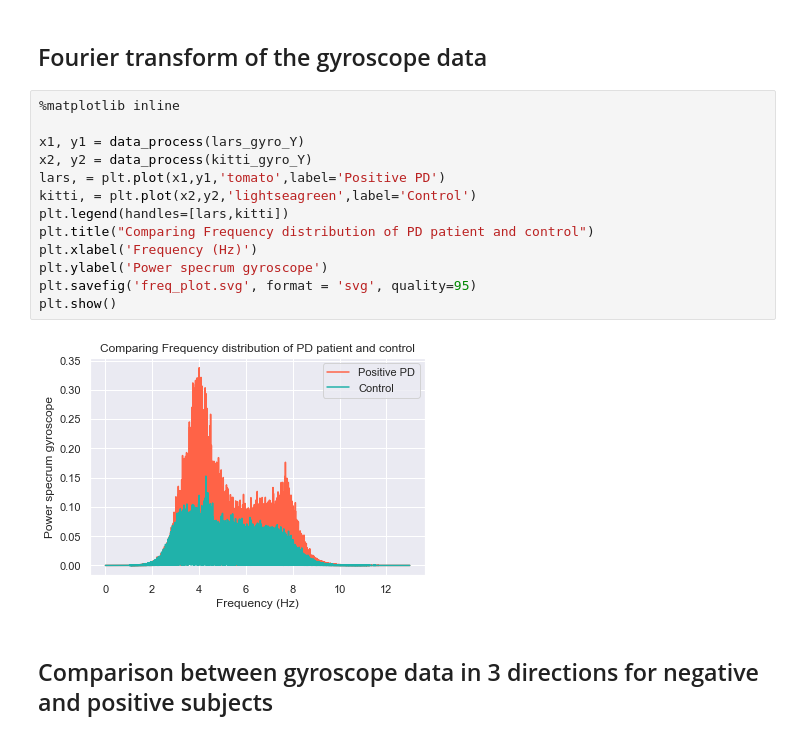
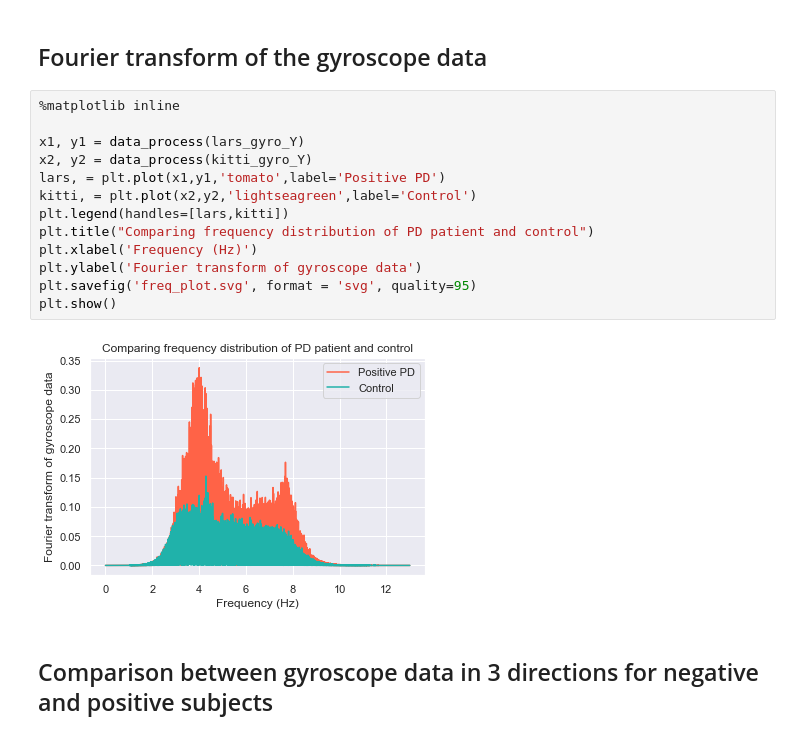
Before and after one commit to Pier-23-ThePortHackathon/Data, a Jupyter notebook: FFT_and_Plots.ipynb, the cells around one changed output. Cells and saved outputs as stored; diff of their text form.

Commit message:
Fix Fourier transform plot label and title

```diff
--- a/FFT_and_Plots.ipynb
+++ b/FFT_and_Plots.ipynb
@@ -136,18 +136,18 @@ lZ.specgram(lars_day_1['gyro_Z'].values[10000:20000], NFFT=150,   Fs=26, noverla
 # %%
 %matplotlib inline
 
 x1, y1 = data_process(lars_gyro_Y)
 x2, y2 = data_process(kitti_gyro_Y)
 lars, = plt.plot(x1,y1,'tomato',label='Positive PD')
 kitti, = plt.plot(x2,y2,'lightseagreen',label='Control')
 plt.legend(handles=[lars,kitti])
-plt.title("Comparing Frequency distribution of PD patient and control")
+plt.title("Comparing frequency distribution of PD patient and control")
 plt.xlabel('Frequency (Hz)')
-plt.ylabel('Power specrum gyroscope')
+plt.ylabel('Fourier transform of gyroscope data')
 plt.savefig('freq_plot.svg', format = 'svg', quality=95)
 plt.show()
 # %% [output]
-[figure, old version]
+[figure, new version]
 # %% [markdown]
 ## Comparison between gyroscope data in 3 directions for negative and positive subjects
 # %%
```
Also changed, not shown: 2 other files.
